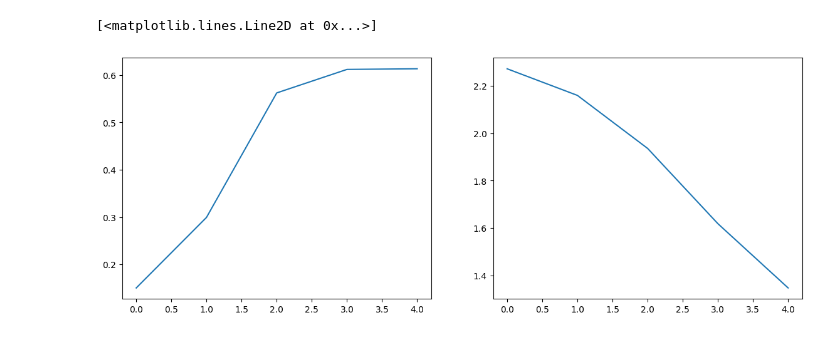
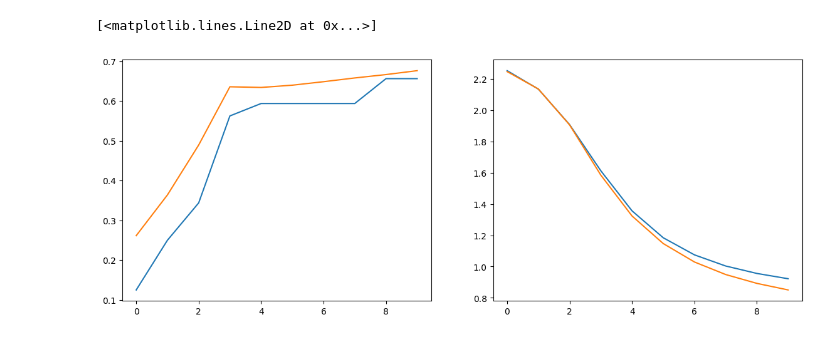
Before and after one commit to jskDr/torchlab, a Jupyter notebook: notebooks/pytorch/torch_prob_06-mlp.ipynb, the cells around one changed output. Saved outputs shown, nothing was run; the diff lists cells and outputs as text; code cells hidden in the pictures.

```diff
--- a/notebooks/pytorch/torch_prob_06-mlp.ipynb
+++ b/notebooks/pytorch/torch_prob_06-mlp.ipynb
@@ -49,30 +49,30 @@ model = Model(D, Nc).to(device)
 
 loss_f = torch.nn.CrossEntropyLoss()
 optimizer = torch.optim.SGD(model.parameters(), lr=0.001)
-epochs = 5
+epochs = 10
 
 perf = {"accuracy":[], "loss":[]}
 perf_test = {"accuracy":[], "loss":[]}
 for epoch in range(epochs):
-    n_batch = len(train_loader)
-    sz = len(train_loader.dataset)
-    loss_epoch = 0
-    correct_epoch = 0
+    # n_batch = len(train_loader)
+    # sz = len(train_loader.dataset)
+    # loss_epoch = 0
+    # correct_epoch = 0
     for X, y in train_loader:
         X = X.to(device)
         y = y.to(device)
         pred = model(X)
-        correct_epoch += (pred.argmax(dim=1)==y).type(torch.float).sum().item()
         loss = loss_f(pred, y)
         loss.backward()
         optimizer.step()
         optimizer.zero_grad()
-        loss_epoch += loss.item()
-    correct_epoch /= sz
-    loss_epoch /= n_batch
+    correct_epoch = (pred.argmax(dim=1)==y).type(torch.float).sum().item()
+    loss_epoch = loss.item()
+    correct_epoch /= len(y)
+    # loss_epoch /= n_batch
     perf["accuracy"].append(correct_epoch)
     perf["loss"].append(loss_epoch)
-    print(f"{epoch}-Train: loss = {loss_epoch:>.2e}, acc = {correct_epoch:>.2f}")
+    print(f"{epoch}-Train@last batch: loss = {loss_epoch:>.2e}, acc = {correct_epoch:>.2f}")
 
     with torch.no_grad():
         n_batch = len(test_loader)
@@ -83,7 +83,7 @@ for epoch in range(epochs):
             X = X.to(device)
             y = y.to(device)
             pred = model(X)
-            loss = loss_fn(pred, y)
+            loss = loss_f(pred, y)
             correct_epoch += (pred.argmax(1)==y).type(torch.float).sum().item()
             loss_epoch += loss.item()
         correct_epoch /= sz
@@ -100,9 +115,11 @@ for epoch in range(epochs):
 # %%
 plt.figure(figsize=(14,5))
 plt.subplot(1,2,1)
-plt.plot(perf["accuracy"])
+plt.plot(perf["accuracy"], label='Train')
+plt.plot(perf_test["accuracy"], label='Test')
 plt.subplot(1,2,2)
-plt.plot(perf["loss"])
+plt.plot(perf["loss"], label="Train")
+plt.plot(perf_test["loss"], label="Test")
 # %% [output]
 [<matplotlib.lines.Line2D at 0x...>]
-[figure, old version]
+[figure, new version]
```
Also changed, not shown: parts of 1 cell of this notebook, 1 other file.
